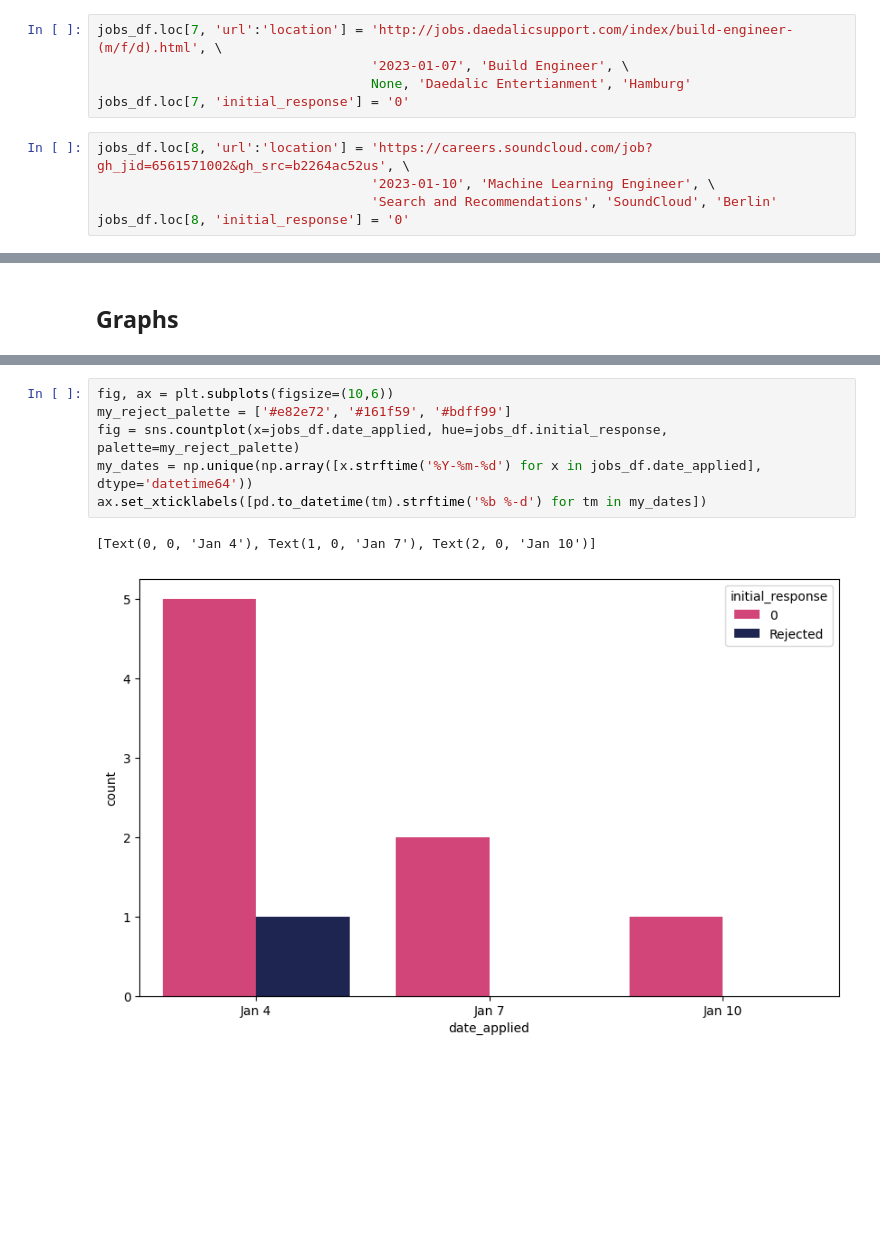
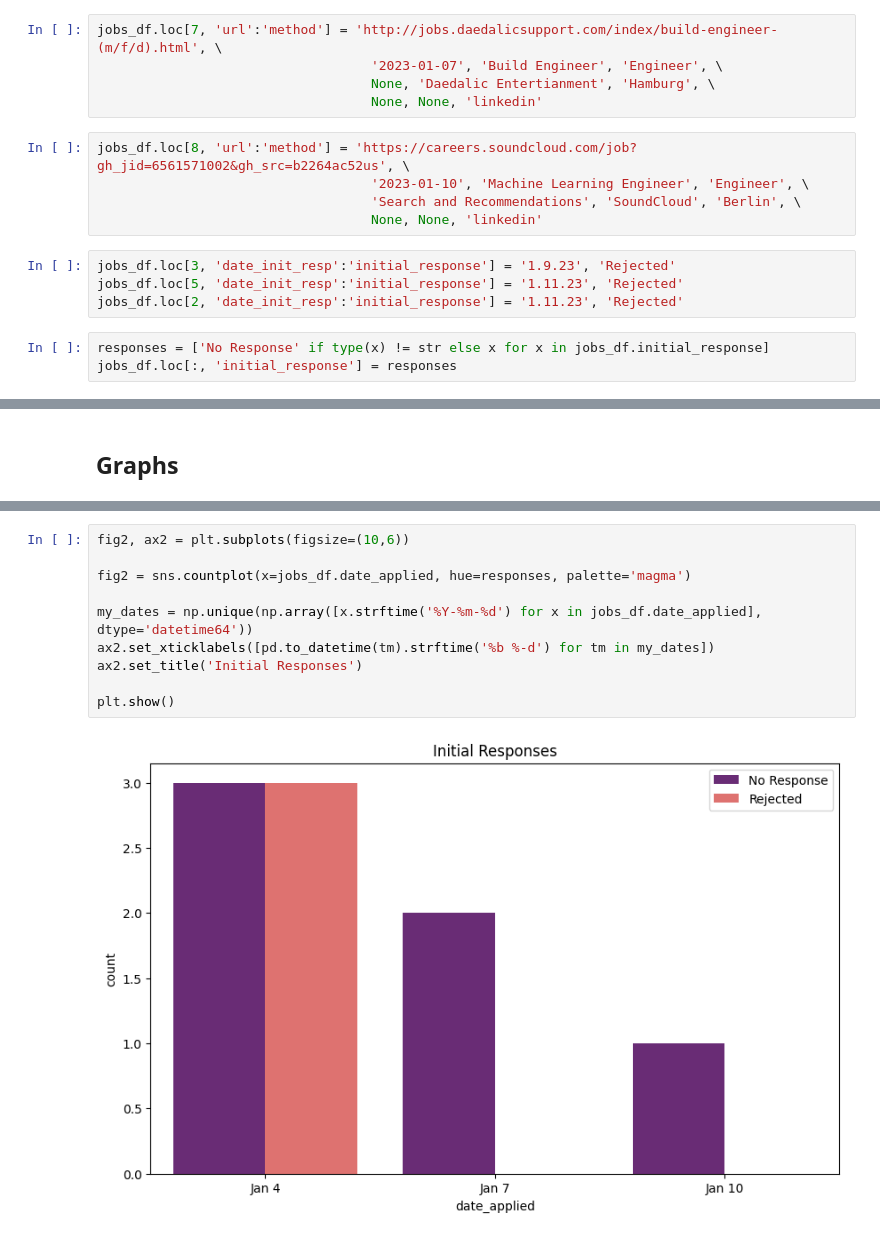
Before and after one commit to emilycardwell/my-jobs, a Jupyter notebook: jobs.ipynb, the cells around one changed output, grey strips where cells are left out. Cells and saved outputs as stored; diff of their text form; blank space fills up the shorter version.

Commit message:
graph shenanigans

```diff
--- a/jobs.ipynb
+++ b/jobs.ipynb
@@ -88,13 +86,20 @@ jobs_df.loc[6, 'initial_response'] = '0'
 # %%
-jobs_df.loc[7, 'url':'location'] = 'http://jobs.daedalicsupport.com/index/build-engineer-(m/f/d).html', \
-                                   '2023-01-07', 'Build Engineer', \
-                                   None, 'Daedalic Entertianment', 'Hamburg'
-jobs_df.loc[7, 'initial_response'] = '0'
+jobs_df.loc[7, 'url':'method'] = 'http://jobs.daedalicsupport.com/index/build-engineer-(m/f/d).html', \
+                                   '2023-01-07', 'Build Engineer', 'Engineer', \
+                                   None, 'Daedalic Entertianment', 'Hamburg', \
+                                   None, None, 'linkedin'
 # %%
-jobs_df.loc[8, 'url':'location'] = 'https://careers.soundcloud.com/job?gh_jid=6561571002&gh_src=b2264ac52us', \
-                                   '2023-01-10', 'Machine Learning Engineer', \
-                                   'Search and Recommendations', 'SoundCloud', 'Berlin'
-jobs_df.loc[8, 'initial_response'] = '0'
+jobs_df.loc[8, 'url':'method'] = 'https://careers.soundcloud.com/job?gh_jid=6561571002&gh_src=b2264ac52us', \
+                                   '2023-01-10', 'Machine Learning Engineer', 'Engineer', \
+                                   'Search and Recommendations', 'SoundCloud', 'Berlin', \
+                                   None, None, 'linkedin'
+# %%
+jobs_df.loc[3, 'date_init_resp':'initial_response'] = '1.9.23', 'Rejected'
+jobs_df.loc[5, 'date_init_resp':'initial_response'] = '1.11.23', 'Rejected'
+jobs_df.loc[2, 'date_init_resp':'initial_response'] = '1.11.23', 'Rejected'
+# %%
+responses = ['No Response' if type(x) != str else x for x in jobs_df.initial_response]
+jobs_df.loc[:, 'initial_response'] = responses
 # %%
 jobs_df
 # %% [output]
@@ -113,9 +126,12 @@ jobs_df
 # %%
-fig, ax = plt.subplots(figsize=(10,6))
-my_reject_palette = ['#e82e72', '#161f59', '#bdff99']
-fig = sns.countplot(x=jobs_df.date_applied, hue=jobs_df.initial_response, palette=my_reject_palette)
+fig2, ax2 = plt.subplots(figsize=(10,6))
+
+fig2 = sns.countplot(x=jobs_df.date_applied, hue=responses, palette='magma')
+
 my_dates = np.unique(np.array([x.strftime('%Y-%m-%d') for x in jobs_df.date_applied], dtype='datetime64'))
-ax.set_xticklabels([pd.to_datetime(tm).strftime('%b %-d') for tm in my_dates])
+ax2.set_xticklabels([pd.to_datetime(tm).strftime('%b %-d') for tm in my_dates])
+ax2.set_title('Initial Responses')
+
+plt.show()
 # %% [output]
-[Text(0, 0, 'Jan 4'), Text(1, 0, 'Jan 7'), Text(2, 0, 'Jan 10')]
-[figure, old version]
+[figure, new version]
```
Also changed, not shown: parts of 14 cells of this notebook.
